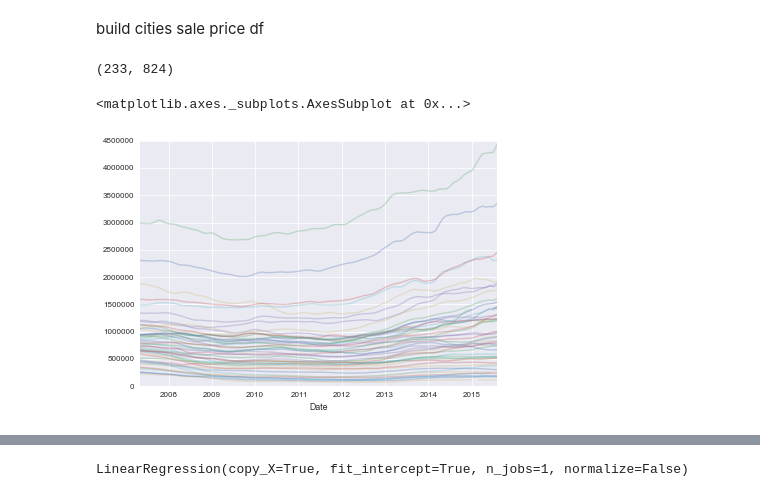
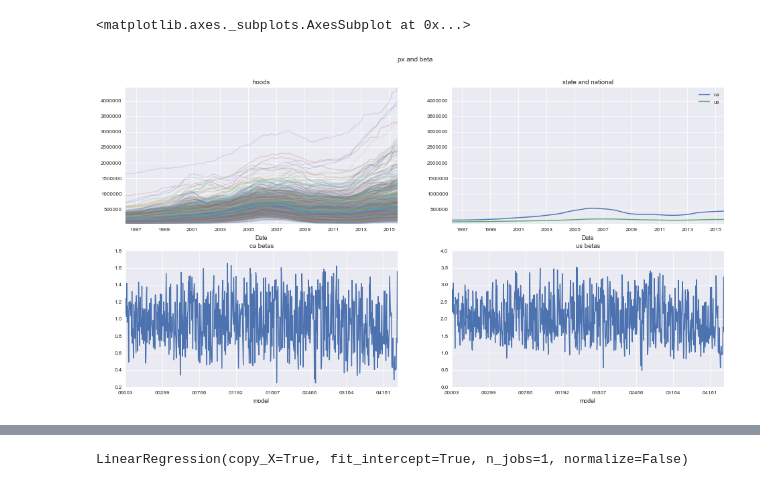
Before and after one commit to rhouck/re, a Jupyter notebook: explore.ipynb, the cells around one changed output, grey strips where cells are left out. Cells and saved outputs as stored; diff of their text form; code cells hidden in the pictures.

```diff
--- a/explore.ipynb
+++ b/explore.ipynb
@@ -41,2 +31,0 @@ indicators.head()
-# %% [markdown]
-build cities sale price df
@@ -45,9 +31,0 @@ px = ut.load_quandl_data('hoods','A')
-# %%
-px.shape
-# %% [output]
-(233, 824)
-# %%
-px.ix[-100:,-50:].plot(alpha=.3, legend=False)
-# %% [output]
-<matplotlib.axes._subplots.AxesSubplot at 0x...>
-[figure, removed]
@@ -53,0 +41,20 @@ px.ix[-100:,-50:].plot(alpha=.3, legend=False)
+# %%
+fig, axes = plt.subplots(nrows=2, ncols=2, figsize=(FIG_WIDTH*2, FIG_HEIGHT*2))
+fig.suptitle('px and beta')
+
+px_h.ix[:,:].plot(alpha=.2, legend=False, title='hoods', ax=axes[0,0])
+df = pd.DataFrame({'us': px_us, 'ca': px_ca})
+df.plot(title='state and national', ax=axes[0,1])
+
+ymax = max(df.max().max(), px_h.max().max())
+ymin = min(df.min().min(), px_h.min().min())
+axes[0,0].set_ylim([ymin,ymax])
+axes[0,1].set_ylim([ymin,ymax])
+
+betas_ca = ut.get_betas(px_h, px_ca, per=RET_PER)
+betas_ca.plot(title='ca betas', ax=axes[1,0])
+betas_us = ut.get_betas(px_h, px_us, per=RET_PER)
+betas_us.plot(title='us betas', ax=axes[1,1])
+# %% [output]
+<matplotlib.axes._subplots.AxesSubplot at 0x...>
+[figure, added]
```
Also changed, not shown: parts of 23 cells of this notebook, 1 other file.
